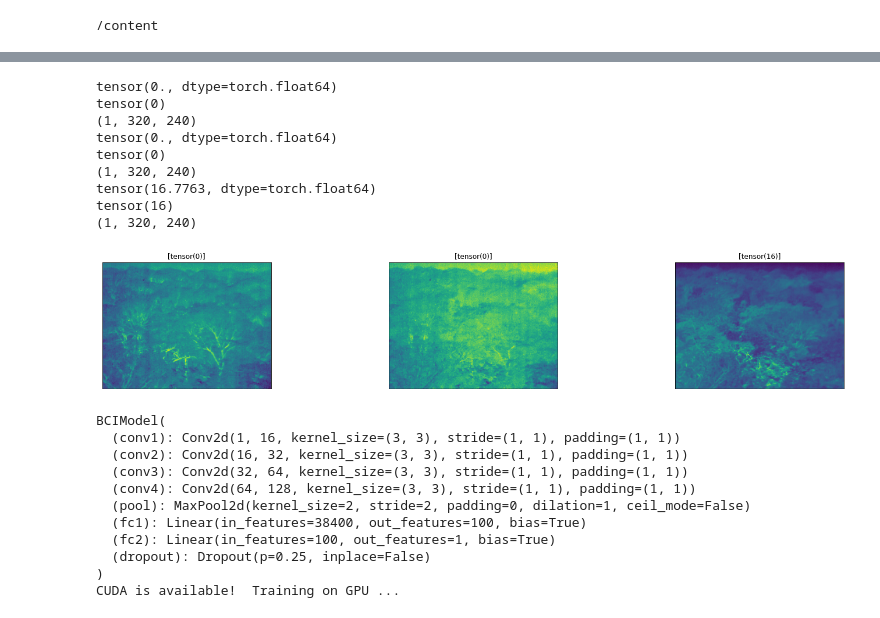
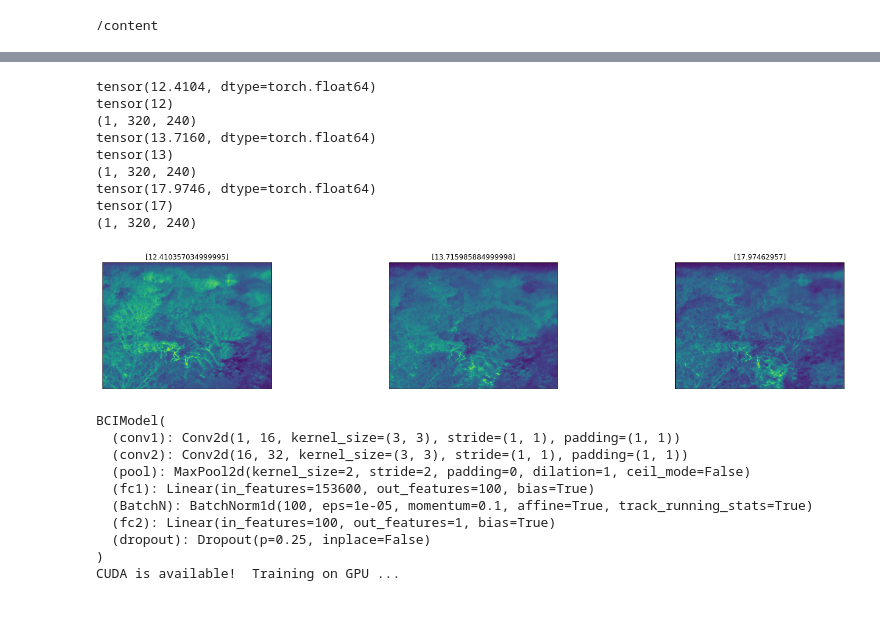
Before and after one commit to PJKarras/BCI-ML, a Jupyter notebook: Dataset_CNN_COLLAB.ipynb, the cells around one changed output, grey strips where cells are left out. Drawn from its saved outputs; the diff is of its cells as text; code cells hidden in the pictures.

```diff
--- a/Dataset_CNN_COLLAB.ipynb
+++ b/Dataset_CNN_COLLAB.ipynb
@@ -41,6 +89,10 @@ print(startingDir)
+# %%
+""" Data from ~950 csvs """
+ABS_MAX = 38.0682135918655
+ABS_MIN = 22.929104487687802
 # %%
 """ CREATE CUSTOM DATASET """
-
+# Pulls from pool of 900 thermal images
 class BCIDataset2(Dataset):
     def __init__(self, csv_master_path, transform=None):
         """
@@ -79,8 +131,8 @@ class BCIDataset2(Dataset):
         # Standardization of values from orignal csv file in order to properly
         # process image, first translates thermal values to 0-1 range, then
         # multiply by 255 to enable processing by PIL Image library
-        max_val = np.amax(np_thermal_img)
-        min_val = np.amin(np_thermal_img)
+        max_val = ABS_MAX
+        min_val = ABS_MIN
         np_thermal_img = ((np_thermal_img-min_val)/(max_val - min_val)) * 255
         # Flip image by 90 degrees, is commented out currently as might mess with network architecture
         #np_thermal_img = np.rot90(np_thermal_img)
@@ -180,5 +201,6 @@ label tensor([10.4831,  0.0000,  0.0000], dtype=torch.float64)
 # %%
-""" VISUALIZE A BATCH OF THE DATA """
+""" VISUALIZE A BATCH OF THE DATA
+    Taken straight from dataloader """
 os.chdir(startingDir)
 csvfilesMLLocation = r"drive/My Drive/BCIMLR/csvdata"
 os.chdir(csvfilesMLLocation)
@@ -187,39 +209,39 @@ import matplotlib.pyplot as plt
 %matplotlib inline
 
 def imshow(img):
     plt.imshow(np.rot90(np.squeeze(img)))
 
 # Obtain one batch of training images
 dataiter = iter(train_loader)
 type(dataiter)
 images, labels = dataiter.next()
 images = images.numpy() # convert images to numpy for display
 
     # print(images[1].shape)
     # imgtoshow = Image.fromarray(images[1], 'L')
     # imgtoshow.show()
 
 # Plot the images in the batch, along with the corresponding labels
 fig = plt.figure(figsize=(25, 4))
 # Display 3 images
 for idx in np.arange(batch_size):
     ax = fig.add_subplot(1, 3, idx+1, xticks=[], yticks=[])
     imshow(images[idx])
     print(labels[idx])
     print(labels[idx].long())
-    ax.set_title([labels[idx].long()])
+    ax.set_title([labels[idx].item()])
     # Save Images for inspection
     print(images[idx].shape)
 os.chdir(startingDir)
 # %% [output]
-tensor(0., dtype=torch.float64)
-tensor(0)
+tensor(12.4104, dtype=torch.float64)
+tensor(12)
 (1, 320, 240)
-tensor(0., dtype=torch.float64)
-tensor(0)
+tensor(13.7160, dtype=torch.float64)
+tensor(13)
 (1, 320, 240)
-tensor(16.7763, dtype=torch.float64)
-tensor(16)
+tensor(17.9746, dtype=torch.float64)
+tensor(17)
 (1, 320, 240)
-[figure, old version]
+[figure, new version]
 # %%
@@ -265,7 +281,7 @@ class BCIModel(nn.Module):
 # Defining the model
 model = BCIModel()
 # defining the optimizer
-optimizer = optim.SGD(model.parameters(), lr =0.20) # 0.01 -> 0.05 -> 0.10 -> 0.20
+optimizer = optim.Adam(model.parameters(), lr =0.001)
 # defining loss function
 criterion = nn.MSELoss()
 print(model)
@@ -282,10 +298,9 @@ else:
 BCIModel(
   (conv1): Conv2d(1, 16, kernel_size=(3, 3), stride=(1, 1), padding=(1, 1))
   (conv2): Conv2d(16, 32, kernel_size=(3, 3), stride=(1, 1), padding=(1, 1))
-  (conv3): Conv2d(32, 64, kernel_size=(3, 3), stride=(1, 1), padding=(1, 1))
-  (conv4): Conv2d(64, 128, kernel_size=(3, 3), stride=(1, 1), padding=(1, 1))
   (pool): MaxPool2d(kernel_size=2, stride=2, padding=0, dilation=1, ceil_mode=False)
-  (fc1): Linear(in_features=38400, out_features=100, bias=True)
+  (fc1): Linear(in_features=153600, out_features=100, bias=True)
+  (BatchN): BatchNorm1d(100, eps=1e-05, momentum=0.1, affine=True, track_running_stats=True)
   (fc2): Linear(in_features=100, out_features=1, bias=True)
   (dropout): Dropout(p=0.25, inplace=False)
 )
```
Also changed, not shown: parts of 6 cells of this notebook.
